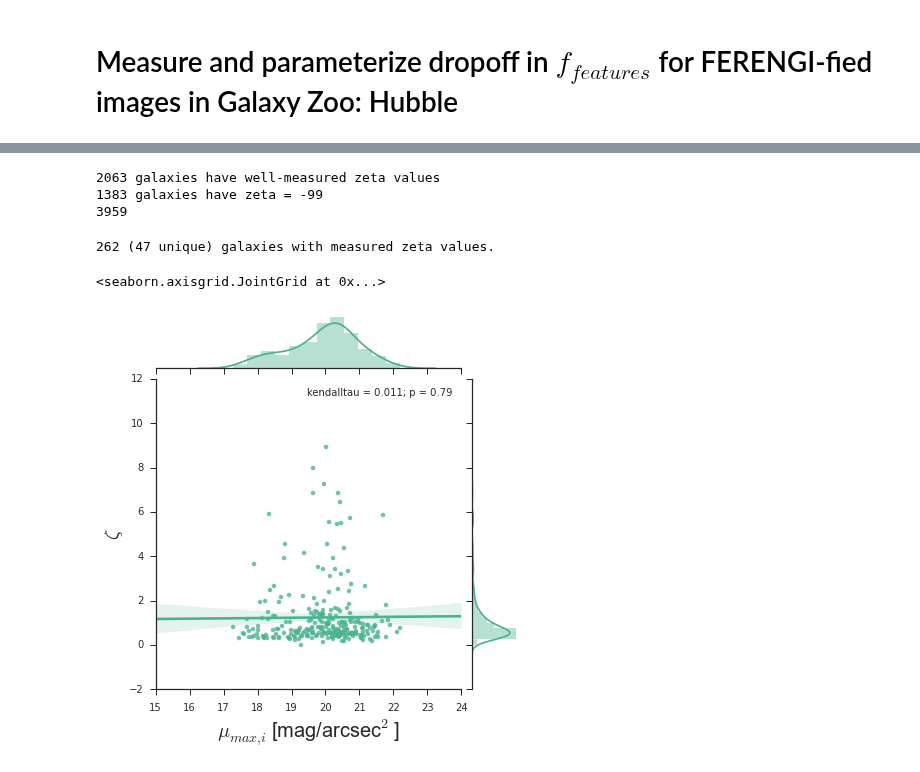
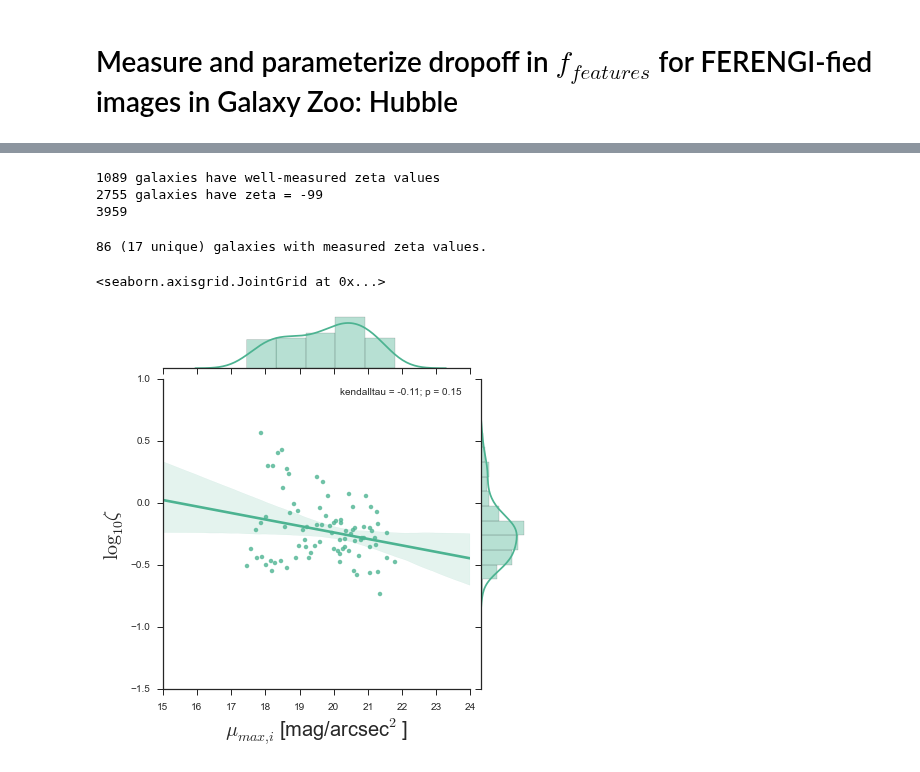
Before and after one commit to willettk/gzhubble, a Jupyter notebook: python/zeta.ipynb, the cells around one changed output, grey strips where cells are left out. Saved outputs shown, nothing was run; the diff lists cells and outputs as text; code cells hidden in the pictures.

```diff
--- a/python/zeta.ipynb
+++ b/python/zeta.ipynb
@@ -40,13 +45,17 @@ def fzeta_exp(p,x):
 
 def fzeta_lin(p,x):
 
-    y = p[0] + p[1] * x
+    y = 1 - (x-0.3) / p[0]
 
     return y
 
-def errfunc(p,x,y):
+def fzeta(p,x):
+    # results are qualitatively the same for both lin and exp versions
+    return fzeta_exp(p,x)
 
-    err = y - fzeta_exp(p,x)
+def errfunc(p,x,y,s):
+
+    err = (y - fzeta(p,x))/s
 
     return err
 
@@ -104,6 +127,7 @@ for ax in axarr.ravel():
 # Find zeta for all images
 
 data_z0['zeta'] = np.ones(len(data_z0)) * -99
+data_z0['delchisq'] = np.ones(len(data_z0)) * -99
 
 for gal in unique_galaxies:
 
@@ -113,7 +137,7 @@ for gal in unique_galaxies:
 
         # Find data for this galaxy at all redshifts
 
-        ind = (data_z0['sdss_id'] == gal) & (data_z0['sim_evolution'] == evo)
+        ind = (data_z0['sdss_id'] == gal) & (np.absolute(data_z0['sim_evolution'] - evo) < 0.001)
 
         # Make sure there are enough points to fit a function
         if sum(ind) > 3:
@@ -122,14 +146,28 @@ for gal in unique_galaxies:
 
             z_gal = galaxy1['sim_redshift']
             f_gal = galaxy1['p_features']
+            #  ADD SOME ROUGH ERROR BARS
+            c = 0.683
+            n = 40  # assume 40 classifications per galaxy - better to use true value
+            k = f_gal * n
+            f_gal_lower = dist.beta.ppf((1-c)/2.,k+1,n-k+1)
+            f_gal_upper = dist.beta.ppf(1-(1-c)/2.,k+1,n-k+1)
+            f_gal_err = (f_gal_upper - f_gal_lower) / 2.0
             f_gal_norm = f_gal / f_gal[0]
+            f_gal_norm_err = np.sqrt((f_gal_err/f_gal)**2 + (f_gal_err[0]/f_gal[0])**2) * f_gal_norm
 
             try:
-                p, cov = optimize.leastsq(errfunc,p_guess,args=(z_gal.astype(np.float64),f_gal_norm.astype(np.float64)))
+                p, cov = optimize.leastsq(errfunc,p_guess,args=(z_gal.astype(np.float64),
+                                                                f_gal_norm.astype(np.float64),
+                                                                f_gal_norm_err.astype(np.float64)))
                 zeta = p[0]
+                chisq = (((f_gal_norm - fzeta(p,z_gal)) / f_gal_norm_err)**2).sum()
+                chisq_const = (((f_gal_norm - f_gal_norm.mean()) / f_gal_norm_err)**2).sum()
+                delchisq = chisq_const - chisq
             except TypeError:
                 print 'Galaxy %s has only %i redshifted images' % (galaxy1['sdss_id'][0],len(z_gal))
                 zeta = -99.
 
             # Add zeta values to the larger table
             data_z0['zeta'][ind] = p[0]
+            data_z0['delchisq'][ind] = delchisq
@@ -137,32 +179,31 @@ for gal in unique_galaxies:
 # How many galaxies have well-measured zeta values?
 
 print '%i galaxies have well-measured zeta values' % ((data_z0['zeta'] < 10.) & (data_z0['zeta'] > -99.)).sum()
-print '%i galaxies have zeta = -99' % (data_z0['zeta'] == -99.).sum()
+print '%i galaxies have zeta = -99' % (data_z0['zeta'] < -98.).sum()
 print len(data_z0['zeta'])
 # %% [output]
-2063 galaxies have well-measured zeta values
-1383 galaxies have zeta = -99
+1089 galaxies have well-measured zeta values
+2755 galaxies have zeta = -99
 3959
 # %%
 # Plot distribution of zeta as function of surface brightness
 from scipy.stats import kendalltau
 import seaborn as sns
 
 sns.set(style="ticks")
 
-# Only select unique galaxies (zeta is the same for all evolution corrections)
-
-dz3 = data_z0[(data_z0['sim_redshift'] == 0.3)]
+# Only select unique galaxies (zeta is the same for all redshifts)
+dz3 = data_z0[(data_z0['sim_redshift'] == 0.3) & (data_z0['p_features'] >= 0.0) & (data_z0['delchisq'] > 3.0)]
 
 # Limit zeta to "sensible" values
-zetalim = dz3[(dz3['zeta'] < 10.) & (dz3['zeta'] > -99.)]
+zetalim = dz3[(dz3['zeta'] < 10.) & (dz3['zeta'] > -98.)]
 x = zetalim['mu_max_i']
-y = zetalim['zeta']
+y = np.log10(zetalim['zeta'])
 print "%i (%i unique) galaxies with measured zeta values.\n" % (len(zetalim),len(set(zetalim['sdss_id'])))
 
 jg = sns.jointplot(x, y, kind="reg", stat_func=kendalltau, color="#4CB391")
-jg.set_axis_labels(r'$\mu_{max,i}$ [mag/arcsec$^2$]',r'$\zeta$',fontsize=20)
+jg.set_axis_labels(r'$\mu_{max,i}$ [mag/arcsec$^2$]',r'$\log_{10}{\zeta}$',fontsize=20)
 # %% [output]
-262 (47 unique) galaxies with measured zeta values.
+86 (17 unique) galaxies with measured zeta values.
 <seaborn.axisgrid.JointGrid at 0x...>
-[figure, old version]
+[figure, new version]
```
Also changed, not shown: parts of 8 cells of this notebook.
